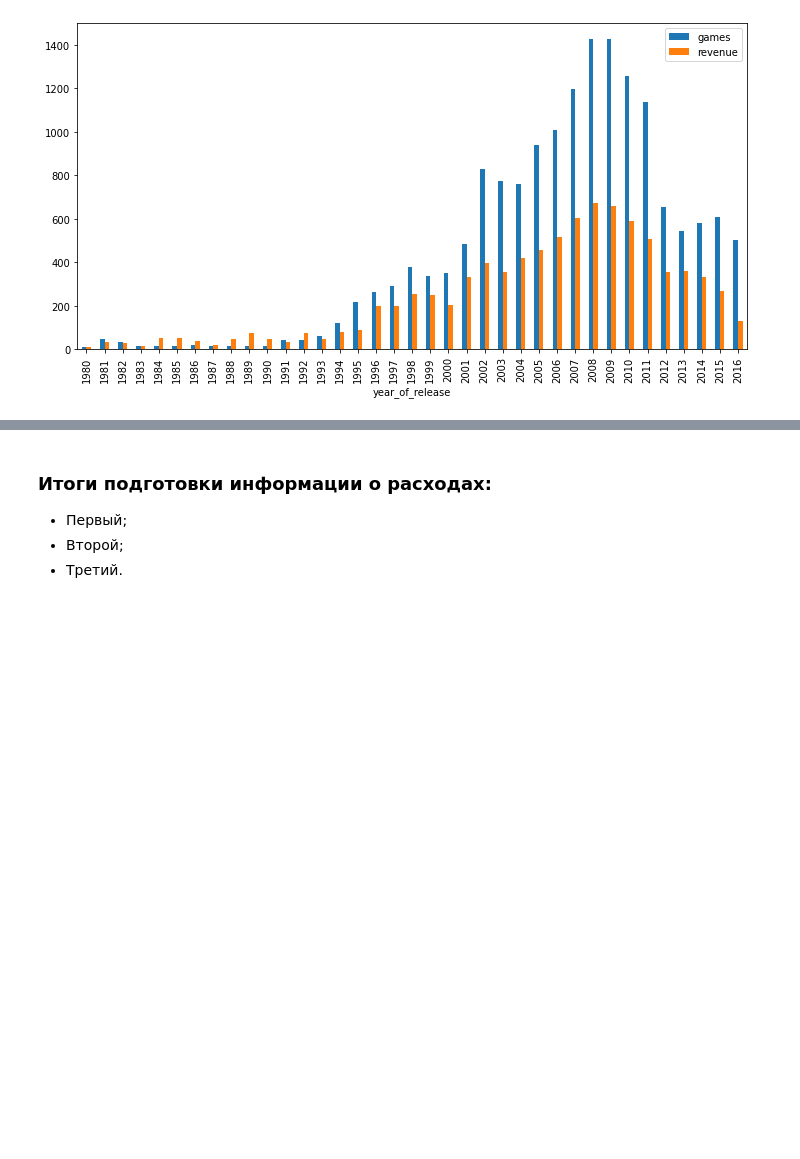
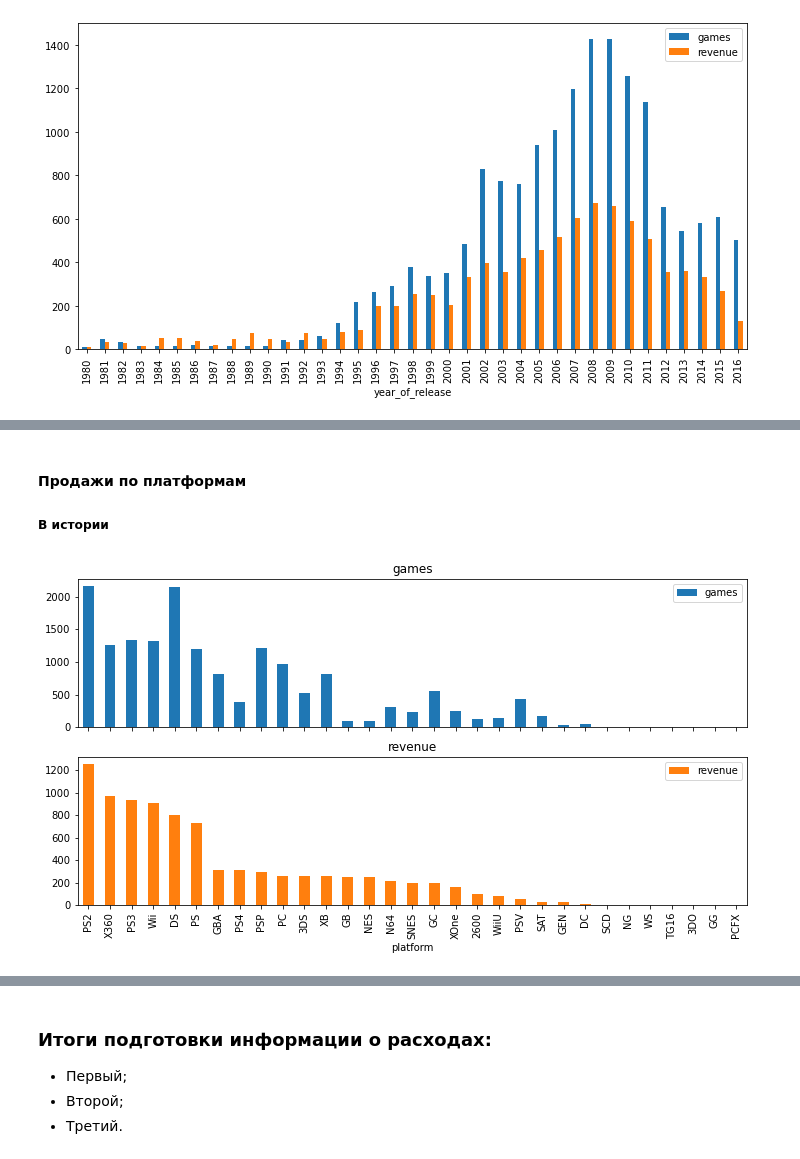
Before and after one commit to okeangel/da_portfolio, a Jupyter notebook: portfolio/week_10_combined/game_store_v1.ipynb, the cells around one changed output, grey strips where cells are left out. Cells and saved outputs as stored; diff of their text form; code cells hidden in the pictures; blank space fills up the shorter version.

```diff
--- a/portfolio/week_10_combined/game_store_v1.ipynb
+++ b/portfolio/week_10_combined/game_store_v1.ipynb
@@ -502,0 +509,21 @@ games_by_year.plot.bar(figsize=FIGSIZE); plt.show()
+# %%
+def weight(year):
+    if pd.isna(year):
+        return 0
+    if year == 2016:
+        return 5/15
+    if year == 2015:
+        return 4/15
+    if year == 2014:
+        return 3/15
+    if year == 2013:
+        return 2/15
+    if year == 2012:
+        return 1/15
+    return 0
+
+
+games['weight'] = games['year_of_release'].apply(weight)
+actual_games = games.loc[games['weight'] > 0].reset_index(drop=True)
+actual_games['weighted_sales'] = actual_games['total_sales'] * actual_games['weight']
+display(actual_games)
@@ -502,0 +544,15 @@ games_by_year.plot.bar(figsize=FIGSIZE); plt.show()
+# %% [markdown]
+#### Продажи по платформам
+
+##### В истории
+# %%
+games_by_platform = games.pivot_table(
+    index='platform',
+    values='total_sales',
+    aggfunc=['count', 'sum'],
+)
+games_by_platform.columns = ['games', 'revenue']
+games_by_platform.sort_values('revenue', ascending=False).plot.bar(
+    figsize=FIGSIZE, subplots=True); plt.show()
+# %% [output]
+[figure, added]
```
Also changed, not shown: parts of 17 cells of this notebook.
